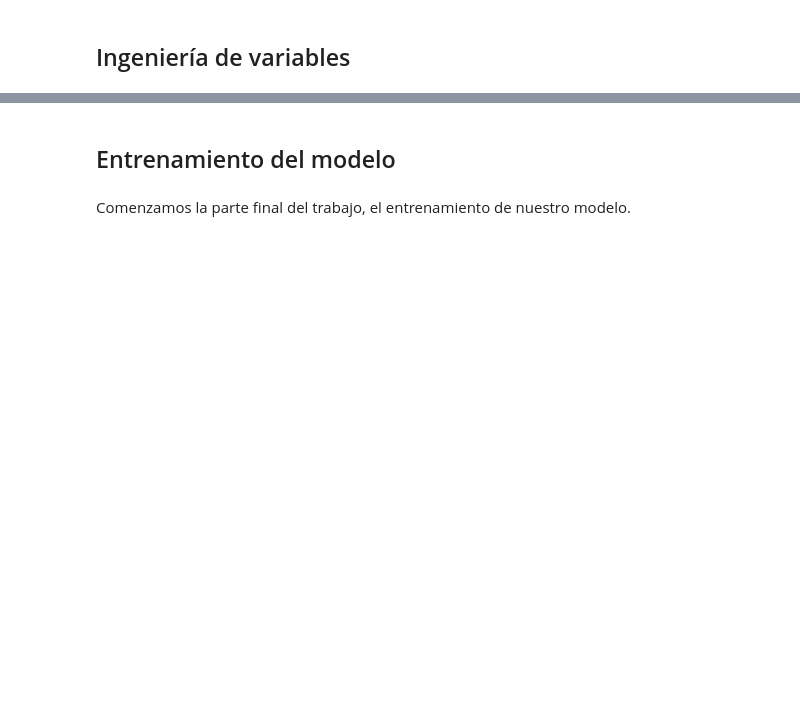
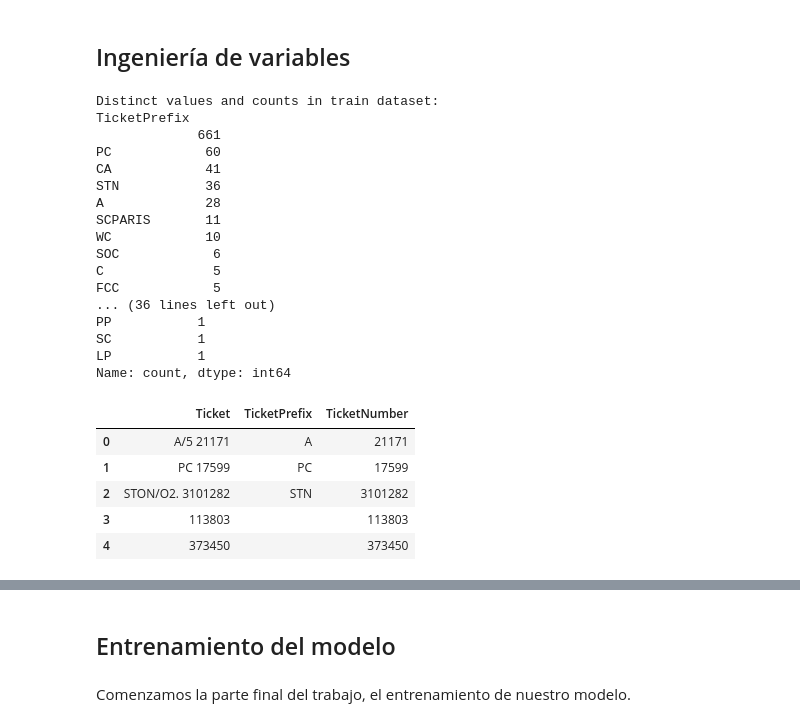
Before and after one commit to pedrochans/Titanic_ML, a Jupyter notebook: Titanic_ML.ipynb, the cells around one changed output, grey strips where cells are left out. Saved outputs shown, nothing was run; the diff lists cells and outputs as text; code cells hidden in the pictures; blank space fills up the shorter version.

```diff
--- a/Titanic_ML.ipynb
+++ b/Titanic_ML.ipynb
@@ -106,3 +123,59 @@ test.head()
 # %% [markdown]
 <a name='3'></a>
 ## Ingeniería de variables
+# %%
+# Create a new column 'TicketPrefix' by splitting the 'Ticket' column before the first number
+train['TicketPrefix'] = train['Ticket'].str.extract(r'([^\d]*)')[0].str.strip()
+test['TicketPrefix'] = test['Ticket'].str.extract(r'([^\d]*)')[0].str.strip()
+
+# Remove '/', '.', and spaces from the 'TicketPrefix' column
+train['TicketPrefix'] = train['TicketPrefix'].str.replace(r'[/. ]', '', regex=True)
+test['TicketPrefix'] = test['TicketPrefix'].str.replace(r'[/. ]', '', regex=True)
+
+# Convert 'TicketPrefix' to uppercase
+train['TicketPrefix'] = train['TicketPrefix'].str.upper()
+test['TicketPrefix'] = test['TicketPrefix'].str.upper()
+
+# Replace the entire string by 'STN' if it contains 'S', 'T', and 'N' in that order
+train['TicketPrefix'] = train['TicketPrefix'].apply(lambda x: 'STN' if 'S' in x and 'T' in x and 'N' in x else x)
+test['TicketPrefix'] = test['TicketPrefix'].apply(lambda x: 'STN' if 'S' in x and 'T' in x and 'N' in x else x)
+
+# Show the distinct values of 'TicketPrefix' and count every distinct value
+ticket_prefix_counts_train = train['TicketPrefix'].value_counts()
+ticket_prefix_counts_test = test['TicketPrefix'].value_counts()
+
+print("Distinct values and counts in train dataset:")
+print(ticket_prefix_counts_train)
+
+print("\nDistinct values and counts in test dataset:")
+print(ticket_prefix_counts_test)
+
+# Extract the last number from the 'Ticket' column
+train['TicketNumber'] = train['Ticket'].str.extract(r'(\d+)$')[0]
+test['TicketNumber'] = test['Ticket'].str.extract(r'(\d+)$')[0]
+
+train[['Ticket', 'TicketPrefix', 'TicketNumber']].head()
+# %% [output]
+Distinct values and counts in train dataset:
+TicketPrefix
+             661
+PC            60
+CA            41
+STN           36
+A             28
+SCPARIS       11
+WC            10
+SOC            6
+C              5
+FCC            5
+... (36 lines left out)
+PP           1
+SC           1
+LP           1
+Name: count, dtype: int64
+|  | Ticket | TicketPrefix | TicketNumber |
+| 0 | A/5 21171 | A | 21171 |
+| 1 | PC 17599 | PC | 17599 |
+| 2 | STON/O2. 3101282 | STN | 3101282 |
+| 3 | 113803 |  | 113803 |
+| 4 | 373450 |  | 373450 |
```
Also changed, not shown: parts of 12 cells of this notebook, 2 other files.
